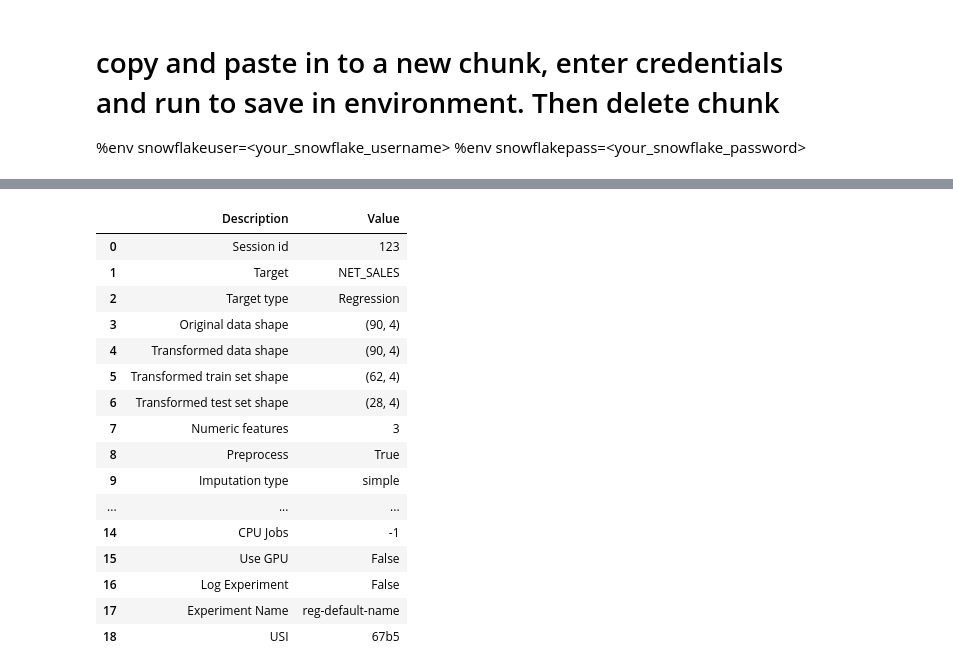
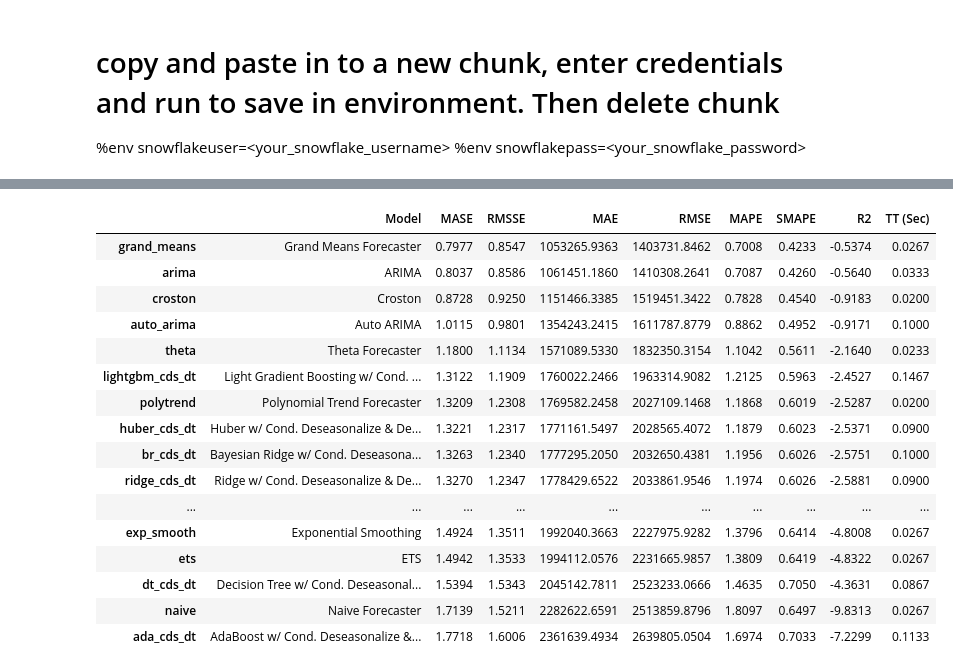
Before and after one commit to crudek13/practical, a Jupyter notebook: python_fcast/vm_forecasting_v2.ipynb, the cells around one changed output, grey strips where cells are left out. Saved outputs shown, nothing was run; the diff lists cells and outputs as text; code cells hidden in the pictures.

Commit message:
both loops done

```diff
--- a/python_fcast/vm_forecasting_v2.ipynb
+++ b/python_fcast/vm_forecasting_v2.ipynb
@@ -249,0 +206,7 @@ df_all_rg['Series'] = np.arange(1,len(df_all_rg)+1)
+# %%
+### Data Prep for Time Series Anlysis ###
+
+df_all_ts = df_all
+
+# create time series dataset
+df_all_ts = df_all_ts[["DEP_ENT", "MONTH", "NET_SALES"]]
@@ -250,52 +218,64 @@ df_all_rg['Series'] = np.arange(1,len(df_all_rg)+1)
 # %%
-### REGRESSION LOOP ###
+### Time Series Loop ###
 
-# declare
-all_results = []
+# Create empty dataframes
+all_results_ts = pd.DataFrame()
+all_predictions_ts = pd.DataFrame()
 
 # list of each dep-ent
-all_ts = df_all_rg['DEP_ENT'].unique()
+all_ts_ts = df_all_ts['DEP_ENT'].unique()
 
-for i in tqdm(all_ts):
+for i in tqdm(all_ts_ts):
 
     # temp df for a dep-ent
-    df_subset = df_all_rg[df_all_rg['DEP_ENT'] == i]
+    df_subset = df_all_ts[df_all_ts['DEP_ENT'] == i]
 
     # trim
-    df_subset_trim = df_subset[['Series', 'Year', 'Month', 'NET_SALES']]
+    df_subset_trim = df_subset[['MONTH', 'NET_SALES']]
+
+    # create series
+    df_subset_s = df_subset_trim.set_index('MONTH')['NET_SALES']
+
+    # set frequency of series
+    df_subset_s = df_subset_s.asfreq('MS')
+
+    # test and train
+    ts_train = round(len(df_subset_trim.index) * .8) # 80% train
+    ts_test = len(df_subset_trim.index) - round(len(df_subset_trim.index) * .8) # 20% test
 
     # initialize setup
-    s = pycr.setup(data = df_subset_trim, target = 'NET_SALES', session_id = 123)
+    s = pycts.setup(df_subset_s, numeric_imputation_target = "mean", fh = ts_test, session_id = 123)
 
     # model training and selection
-    best_model = pycr.compare_models(sort = 'MAPE', verbose=False)
+    # - exclude = ["naive", "grand_means"]
+    best_model = pycts.compare_models()
 
     # capture the compare result grid and store best model in list
-    p = pull().iloc[0:1]
+    p = pycts.pull().iloc[0:1]
     p['DEP_ENT'] = str(i)
-    all_results.append(p)
 
-    ### New data to predict ###
+    all_results_ts = all_results_ts.append(p)
+
+    ### Predict future periods ###
 
     # max date from original dataset
-    max_timestamp = df_subset['MONTH'].max()
+    max_timestamp = df_subset_trim['MONTH'].max()
 
-    # create dataframe for future dates, in this case the rest of 2023
+    # create dataframe for future dates, in this case the rest of 2023. This is not for predicting but to join back up with predictions
     next_dates = [max_timestamp.replace(day=1) + pd.DateOffset(months=i) for i in range(1, 7)] # Need to change range based on how many periods ahead you want to predict
     new_dates_df = pd.DataFrame({'MONTH': next_dates})
     new_dates_df["MONTH"] = pd.to_datetime(new_dates_df["MONTH"])
 
-    # extract month and year from dates
-    new_dates_df['Month'] = [i.month for i in new_dates_df['MONTH']]
-    new_dates_df['Year'] = [i.year for i in new_dates_df['MONTH']]
+    # predict in unseen future
+    predictions = pycts.predict_model(best_model, fh=6) # Need to change range fh for how many periods ahead you want to predict
 
-    # create a sequence of numbers
-    new_dates_df['Series'] = np.arange(1,len(new_dates_df)+1)
+    pred_temp = predictions.reset_index()
 
-    # select cols
-    new_dates_df = new_dates_df[['Series', 'Year', 'Month']]
+    pred_comb = pd.concat([pd.DataFrame({'MONTH': next_dates}), pred_temp['y_pred']], axis = 1)
+    pred_comb['DEP_ENT'] = i # add dep
+    pred_comb.rename(columns = {'y_pred':'PRED'}, inplace = True)
 
-    # predict on new data
-    predictions = pycr.predict_model(best_model, data = new_dates_df)
+    # append to master dataframe
+    all_predictions_ts = all_predictions_ts.append(pred_comb)
 # %% [output]
 |  | Description | Value |
@@ -318,20 +298,20 @@ for i in tqdm(all_ts):
 [interactive output not drawn]
-|  | Description | Value |
-| 0 | Session id | 123 |
-| 1 | Target | NET_SALES |
-| 2 | Target type | Regression |
-| 3 | Original data shape | (90, 4) |
-| 4 | Transformed data shape | (90, 4) |
-| 5 | Transformed train set shape | (62, 4) |
-| 6 | Transformed test set shape | (28, 4) |
-| 7 | Numeric features | 3 |
-| 8 | Preprocess | True |
-| 9 | Imputation type | simple |
-| ... | ... | ... |
-| 14 | CPU Jobs | -1 |
-| 15 | Use GPU | False |
-| 16 | Log Experiment | False |
-| 17 | Experiment Name | reg-default-name |
-| 18 | USI | 67b5 |
+|  | Model | MASE | RMSSE | MAE | RMSE | MAPE | SMAPE | R2 | TT (Sec) |
+| grand_means | Grand Means Forecaster | 0.7977 | 0.8547 | 1053265.9363 | 1403731.8462 | 0.7008 | 0.4233 | -0.5374 | 0.0267 |
+| arima | ARIMA | 0.8037 | 0.8586 | 1061451.1860 | 1410308.2641 | 0.7087 | 0.4260 | -0.5640 | 0.0333 |
+| croston | Croston | 0.8728 | 0.9250 | 1151466.3385 | 1519451.3422 | 0.7828 | 0.4540 | -0.9183 | 0.0200 |
+| auto_arima | Auto ARIMA | 1.0115 | 0.9801 | 1354243.2415 | 1611787.8779 | 0.8862 | 0.4952 | -0.9171 | 0.1000 |
+| theta | Theta Forecaster | 1.1800 | 1.1134 | 1571089.5330 | 1832350.3154 | 1.1042 | 0.5611 | -2.1640 | 0.0233 |
+| lightgbm_cds_dt | Light Gradient Boosting w/ Cond. ... | 1.3122 | 1.1909 | 1760022.2466 | 1963314.9082 | 1.2125 | 0.5963 | -2.4527 | 0.1467 |
+| polytrend | Polynomial Trend Forecaster | 1.3209 | 1.2308 | 1769582.2458 | 2027109.1468 | 1.1868 | 0.6019 | -2.5287 | 0.0200 |
+| huber_cds_dt | Huber w/ Cond. Deseasonalize & De... | 1.3221 | 1.2317 | 1771161.5497 | 2028565.4072 | 1.1879 | 0.6023 | -2.5371 | 0.0900 |
+| br_cds_dt | Bayesian Ridge w/ Cond. Deseasona... | 1.3263 | 1.2340 | 1777295.2050 | 2032650.4381 | 1.1956 | 0.6026 | -2.5751 | 0.1000 |
+| ridge_cds_dt | Ridge w/ Cond. Deseasonalize & De... | 1.3270 | 1.2347 | 1778429.6522 | 2033861.9546 | 1.1974 | 0.6026 | -2.5881 | 0.0900 |
+| ... | ... | ... | ... | ... | ... | ... | ... | ... | ... |
+| exp_smooth | Exponential Smoothing | 1.4924 | 1.3511 | 1992040.3663 | 2227975.9282 | 1.3796 | 0.6414 | -4.8008 | 0.0267 |
+| ets | ETS | 1.4942 | 1.3533 | 1994112.0576 | 2231665.9857 | 1.3809 | 0.6419 | -4.8322 | 0.0267 |
+| dt_cds_dt | Decision Tree w/ Cond. Deseasonal... | 1.5394 | 1.5343 | 2045142.7811 | 2523233.0666 | 1.4635 | 0.7050 | -4.3631 | 0.0867 |
+| naive | Naive Forecaster | 1.7139 | 1.5211 | 2282622.6591 | 2513859.8796 | 1.8097 | 0.6497 | -9.8313 | 0.0267 |
+| ada_cds_dt | AdaBoost w/ Cond. Deseasonalize &... | 1.7718 | 1.6006 | 2361639.4934 | 2639805.0504 | 1.6974 | 0.7033 | -7.2299 | 0.1133 |
 [interactive output not drawn]
 |  | Description | Value |
```
Also changed, not shown: parts of 22 cells of this notebook, 1 other file.
